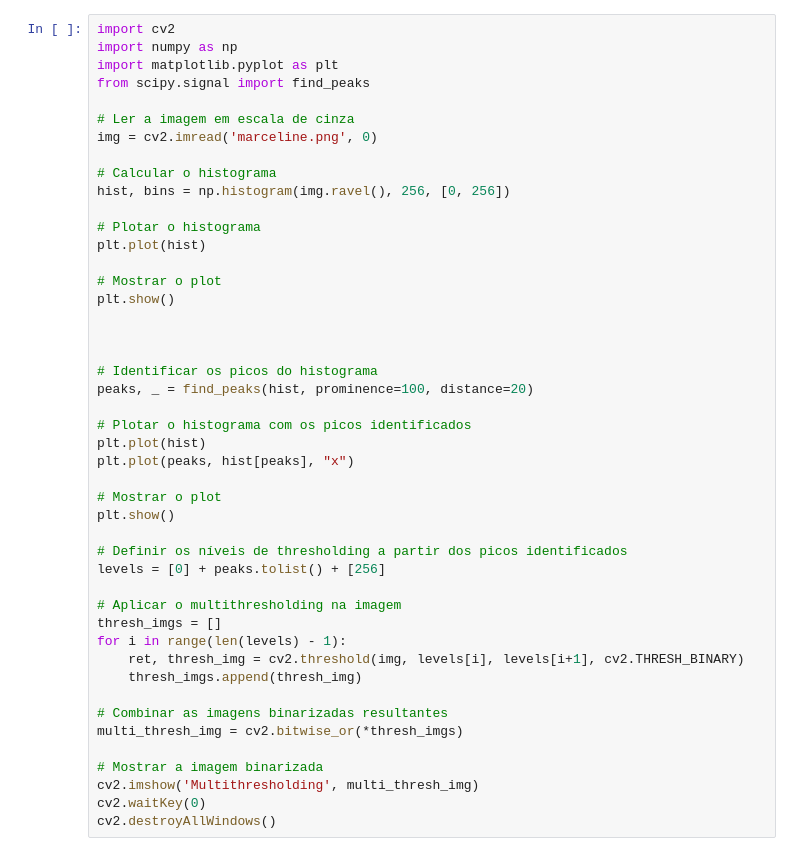
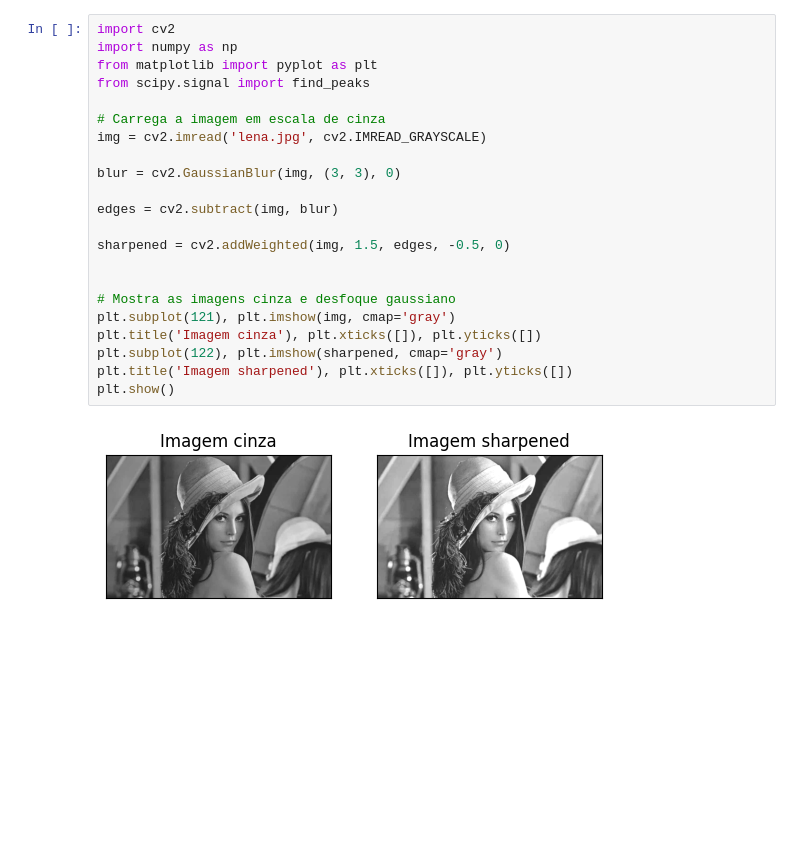
Before and after one commit to vods18/visao-computacional, a Jupyter notebook: workflow.ipynb, the cells around one changed output. Drawn from its saved outputs; the diff is of its cells as text; blank space fills up the shorter version.

```diff
--- a/workflow.ipynb
+++ b/workflow.ipynb
@@ -34,49 +1,27 @@ cv2.destroyAllWindows()
-# %%
-import cv2
-import numpy as np
-import matplotlib.pyplot as plt
-from scipy.signal import find_peaks
-
-# Ler a imagem em escala de cinza
-img = cv2.imread('marceline.png', 0)
-
-# Calcular o histograma
-hist, bins = np.histogram(img.ravel(), 256, [0, 256])
-
-# Plotar o histograma
-plt.plot(hist)
-
-# Mostrar o plot
-plt.show()
-
-
-
-# Identificar os picos do histograma
-peaks, _ = find_peaks(hist, prominence=100, distance=20)
-
-# Plotar o histograma com os picos identificados
-plt.plot(hist)
-plt.plot(peaks, hist[peaks], "x")
-
-# Mostrar o plot
-plt.show()
-
-# Definir os níveis de thresholding a partir dos picos identificados
-levels = [0] + peaks.tolist() + [256]
-
-# Aplicar o multithresholding na imagem
-thresh_imgs = []
-for i in range(len(levels) - 1):
-    ret, thresh_img = cv2.threshold(img, levels[i], levels[i+1], cv2.THRESH_BINARY)
-    thresh_imgs.append(thresh_img)
-
-# Combinar as imagens binarizadas resultantes
-multi_thresh_img = cv2.bitwise_or(*thresh_imgs)
-
-# Mostrar a imagem binarizada
-cv2.imshow('Multithresholding', multi_thresh_img)
-cv2.waitKey(0)
-cv2.destroyAllWindows()
+# %%
+import cv2
+import numpy as np
+from matplotlib import pyplot as plt
+from scipy.signal import find_peaks
+
+# Carrega a imagem em escala de cinza
+img = cv2.imread('lena.jpg', cv2.IMREAD_GRAYSCALE)
+
+blur = cv2.GaussianBlur(img, (3, 3), 0)
+
+edges = cv2.subtract(img, blur)
+
+sharpened = cv2.addWeighted(img, 1.5, edges, -0.5, 0)
+
+
+# Mostra as imagens cinza e desfoque gaussiano
+plt.subplot(121), plt.imshow(img, cmap='gray')
+plt.title('Imagem cinza'), plt.xticks([]), plt.yticks([])
+plt.subplot(122), plt.imshow(sharpened, cmap='gray')
+plt.title('Imagem sharpened'), plt.xticks([]), plt.yticks([])
+plt.show()
+# %% [output]
+[figure, added]
 # %%
 import cv2
 import numpy as np
```
Also changed, not shown: parts of 4 cells of this notebook, 1 other file.
